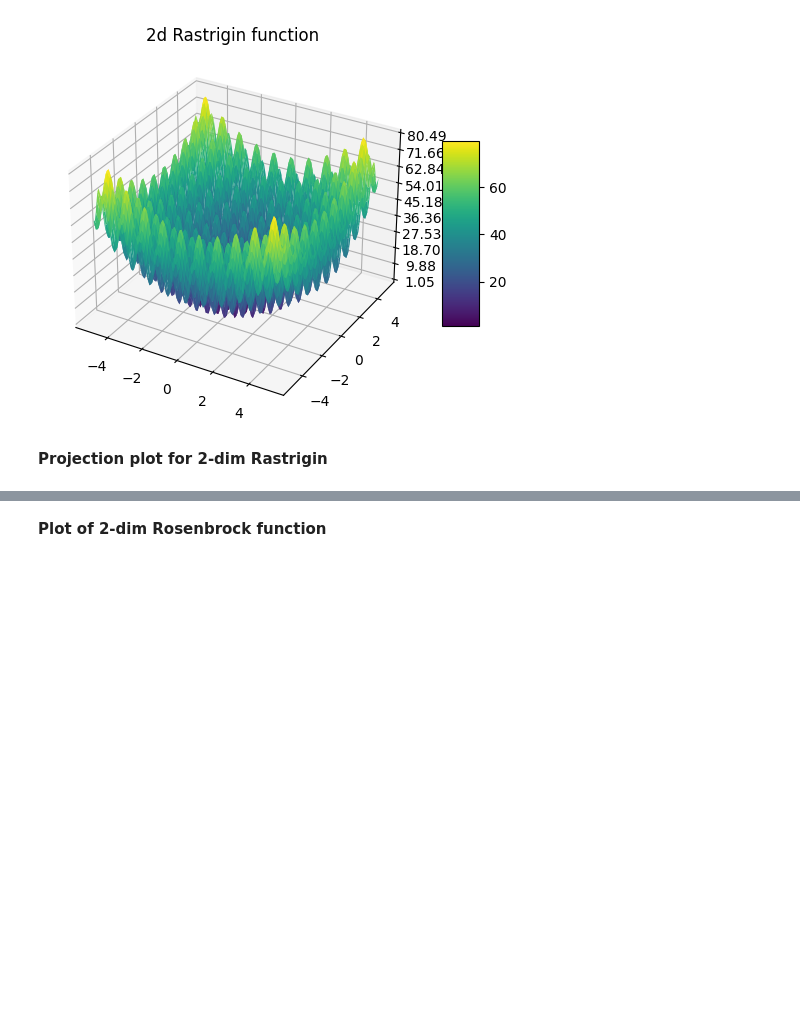
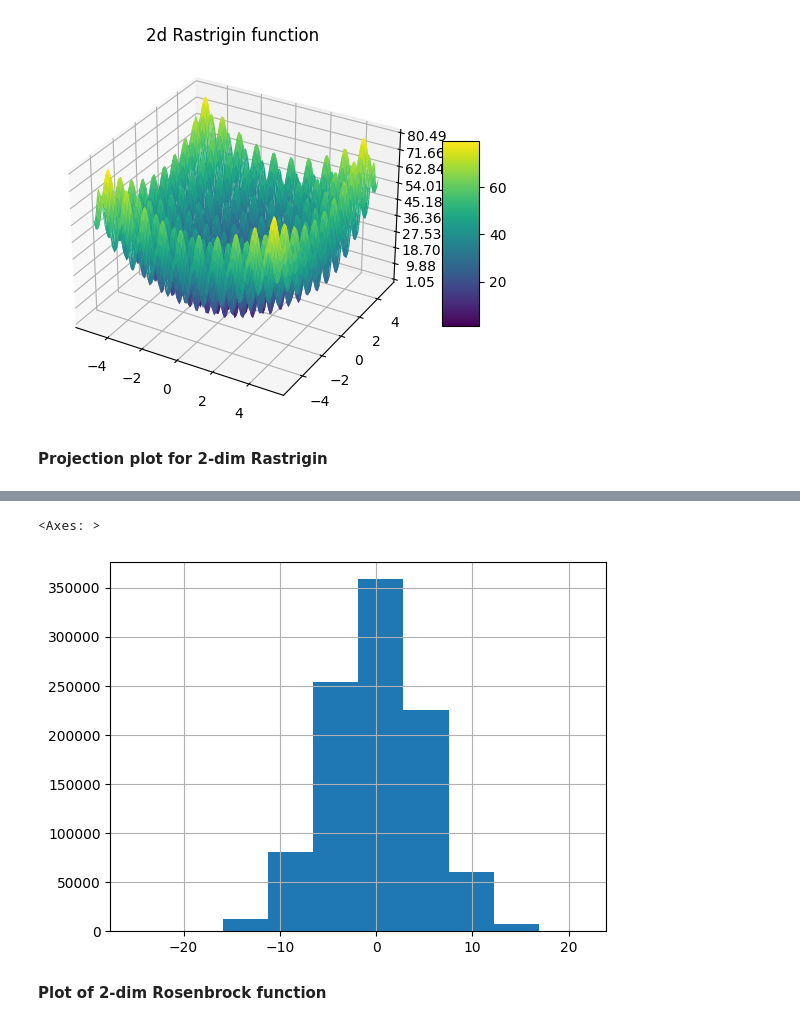
Before and after one commit to JiayeWei521/Landscape_Explorations, a Jupyter notebook: Test_functions.ipynb, the cells around one changed output, grey strips where cells are left out. Drawn from its saved outputs; the diff is of its cells as text; code cells hidden in the pictures; blank space fills up the shorter version.

```diff
--- a/Test_functions.ipynb
+++ b/Test_functions.ipynb
@@ -94,3 +132,8 @@ hist = df.hist()
+# %%
+df.y.hist()
+# %% [output]
+<Axes: >
+[figure, added]
 # %% [markdown]
 **Plot of 2-dim Rosenbrock function**
 # %%
```
Also changed, not shown: parts of 8 cells of this notebook, 4 other files.
